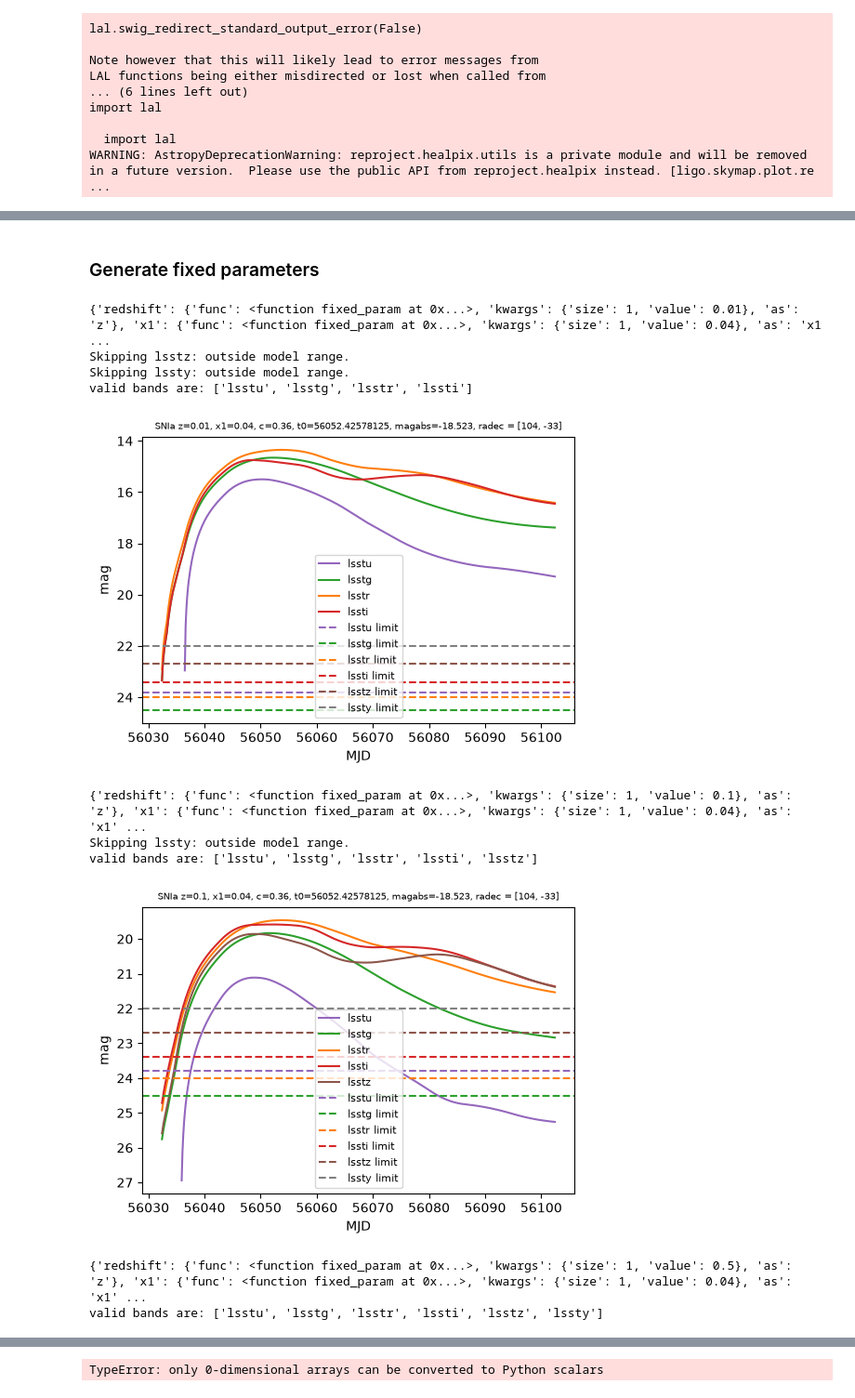
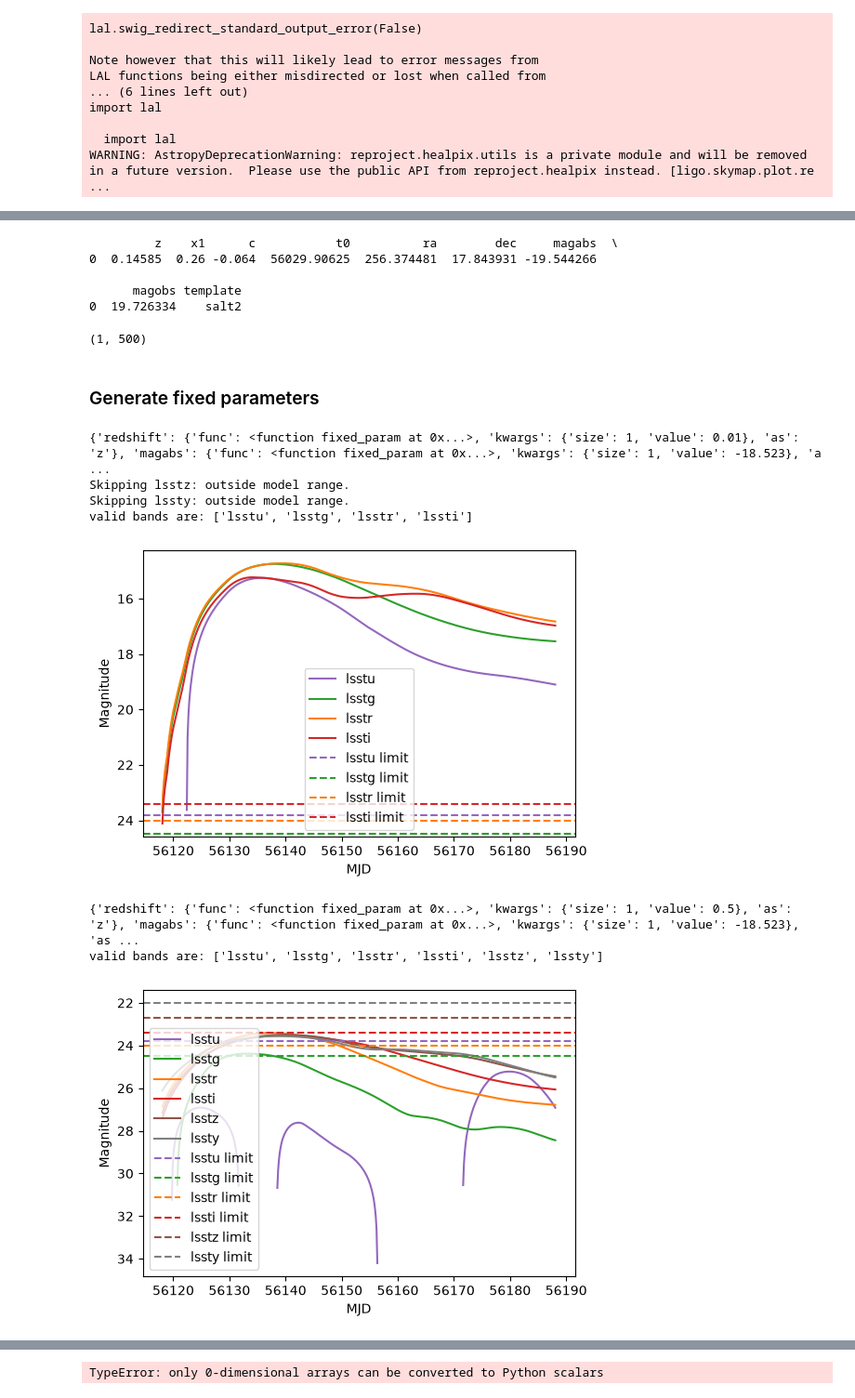
Before and after one commit to krissylla/TransientSimulation, a Jupyter notebook: test_lightcurve.ipynb, the cells around one changed output, grey strips where cells are left out. Shown at 93% size. Saved outputs shown, nothing was run; the diff lists cells and outputs as text; code cells hidden in the pictures.

```diff
--- a/test_lightcurve.ipynb
+++ b/test_lightcurve.ipynb
@@ -34,25 +31,41 @@ bands = ["lsstu", "lsstg", "lsstr", "lssti", "lsstz", "lssty"]
+# %%
+import skysurvey
+new_snia = skysurvey.SNeIa().from_draw(1)
+print(new_snia.data)
+t0 = new_snia.data["t0"][0] #check why u need 0 again. because of index 0?
+phase_start = new_snia.template.get().mintime()
+phase_stop = min(new_snia.template.get().maxtime(), 200.0)
+times = np.linspace(phase_start, phase_stop, 500) + t0
+lc = new_snia.get_lightcurve(band = ["lsstr"], phase_range = (phase_start, phase_stop), times=times,index=0,zp=25,in_mag=True)
+# %% [output]
+         z    x1      c           t0          ra        dec     magabs  \
+0  0.14585  0.26 -0.064  56029.90625  256.374481  17.843931 -19.544266
+
+      magobs template
+0  19.726334    salt2
+# %%
+lc.shape
+# %% [output]
+(1, 500)
 # %% [markdown]
 ### Generate fixed parameters
 # %%
 snia_models = []
 data_models = []
-for redshift in [0.01, 0.1, 0.5]:
+for redshift in [0.01, 0.5]:
     #keep the other params fixed
     snia_dict = None #initiate with None
-    snia_dict = generate_snia_dict(ra = 104, dec = -33, redshift=redshift, x1 = 0.04, magabs = -18.523, c = 0.36)
+    snia_dict = generate_snia_dict(ra = None, dec = None, redshift=redshift, x1 = None, magabs = -18.523, c = None)
     snia_param_list = generate_ordered_parameter_list(input_dict = True, params = snia_dict)
     snia_model, model_data = generate_snia_lightcurve(*snia_param_list, bands = bands, in_mag = True, plot_curve = True, return_values = True, return_models = True)
     snia_models.append(snia_model)
     data_models.append(model_data)
 # %% [output]
-{'redshift': {'func': <function fixed_param at 0x...>, 'kwargs': {'size': 1, 'value': 0.01}, 'as': 'z'}, 'x1': {'func': <function fixed_param at 0x...>, 'kwargs': {'size': 1, 'value': 0.04}, 'as': 'x1 ...
+{'redshift': {'func': <function fixed_param at 0x...>, 'kwargs': {'size': 1, 'value': 0.01}, 'as': 'z'}, 'magabs': {'func': <function fixed_param at 0x...>, 'kwargs': {'size': 1, 'value': -18.523}, 'a ...
 Skipping lsstz: outside model range.
 Skipping lssty: outside model range.
 valid bands are: ['lsstu', 'lsstg', 'lsstr', 'lssti']
-[figure, old version]
+[figure, new version]
-{'redshift': {'func': <function fixed_param at 0x...>, 'kwargs': {'size': 1, 'value': 0.1}, 'as': 'z'}, 'x1': {'func': <function fixed_param at 0x...>, 'kwargs': {'size': 1, 'value': 0.04}, 'as': 'x1' ...
-Skipping lssty: outside model range.
-valid bands are: ['lsstu', 'lsstg', 'lsstr', 'lssti', 'lsstz']
+{'redshift': {'func': <function fixed_param at 0x...>, 'kwargs': {'size': 1, 'value': 0.5}, 'as': 'z'}, 'magabs': {'func': <function fixed_param at 0x...>, 'kwargs': {'size': 1, 'value': -18.523}, 'as ...
+valid bands are: ['lsstu', 'lsstg', 'lsstr', 'lssti', 'lsstz', 'lssty']
-[figure, old version]
+[figure, new version]
-{'redshift': {'func': <function fixed_param at 0x...>, 'kwargs': {'size': 1, 'value': 0.5}, 'as': 'z'}, 'x1': {'func': <function fixed_param at 0x...>, 'kwargs': {'size': 1, 'value': 0.04}, 'as': 'x1' ...
-valid bands are: ['lsstu', 'lsstg', 'lsstr', 'lssti', 'lsstz', 'lssty']
```
Also changed, not shown: parts of 10 cells of this notebook, 1 other file.
